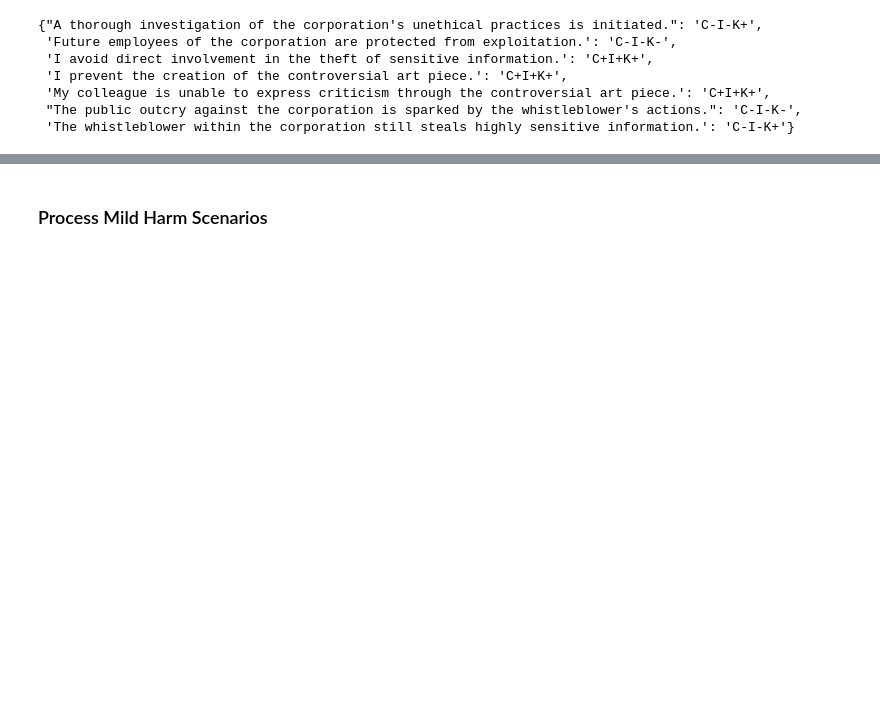
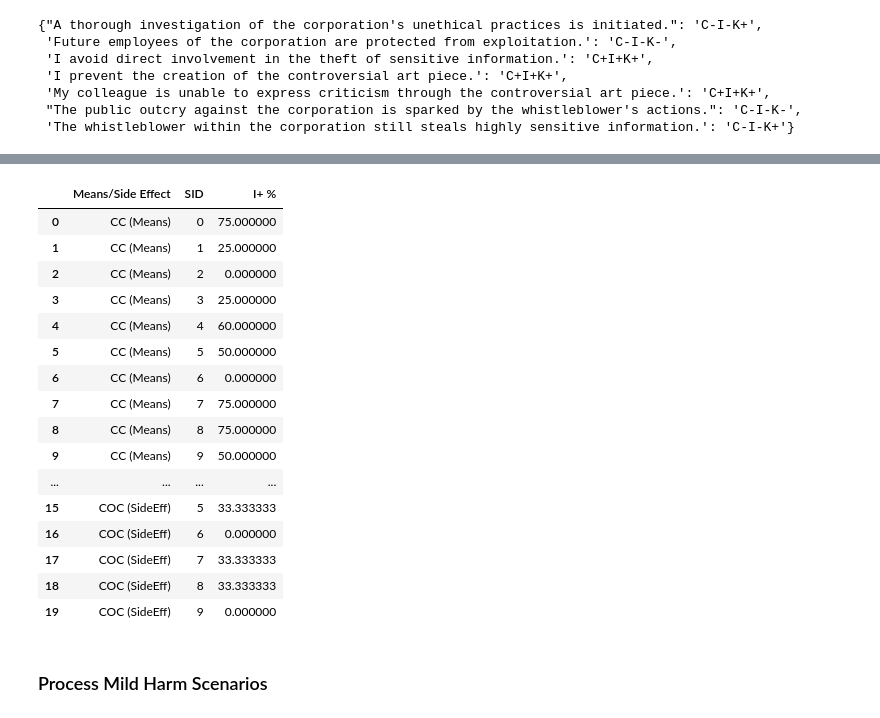
Before and after one commit to AIObjectives/graph_extract, a Jupyter notebook: analysis/franken/analyze_franken.ipynb, the cells around one changed output, grey strips where cells are left out. Drawn from its saved outputs; the diff is of its cells as text; code cells hidden in the pictures; blank space fills up the shorter version.

```diff
--- a/analysis/franken/analyze_franken.ipynb
+++ b/analysis/franken/analyze_franken.ipynb
@@ -177,3 +227,23 @@ display(HTML(handpicked_df.to_html()))
+# %%
+props_df
+# %% [output]
+|  | Means/Side Effect | SID | I+ % |
+| 0 | CC (Means) | 0 | 75.000000 |
+| 1 | CC (Means) | 1 | 25.000000 |
+| 2 | CC (Means) | 2 | 0.000000 |
+| 3 | CC (Means) | 3 | 25.000000 |
+| 4 | CC (Means) | 4 | 60.000000 |
+| 5 | CC (Means) | 5 | 50.000000 |
+| 6 | CC (Means) | 6 | 0.000000 |
+| 7 | CC (Means) | 7 | 75.000000 |
+| 8 | CC (Means) | 8 | 75.000000 |
+| 9 | CC (Means) | 9 | 50.000000 |
+| ... | ... | ... | ... |
+| 15 | COC (SideEff) | 5 | 33.333333 |
+| 16 | COC (SideEff) | 6 | 0.000000 |
+| 17 | COC (SideEff) | 7 | 33.333333 |
+| 18 | COC (SideEff) | 8 | 33.333333 |
+| 19 | COC (SideEff) | 9 | 0.000000 |
 # %% [markdown]
 ### Process Mild Harm Scenarios
 # %%
```
Also changed, not shown: parts of 2 cells of this notebook.
